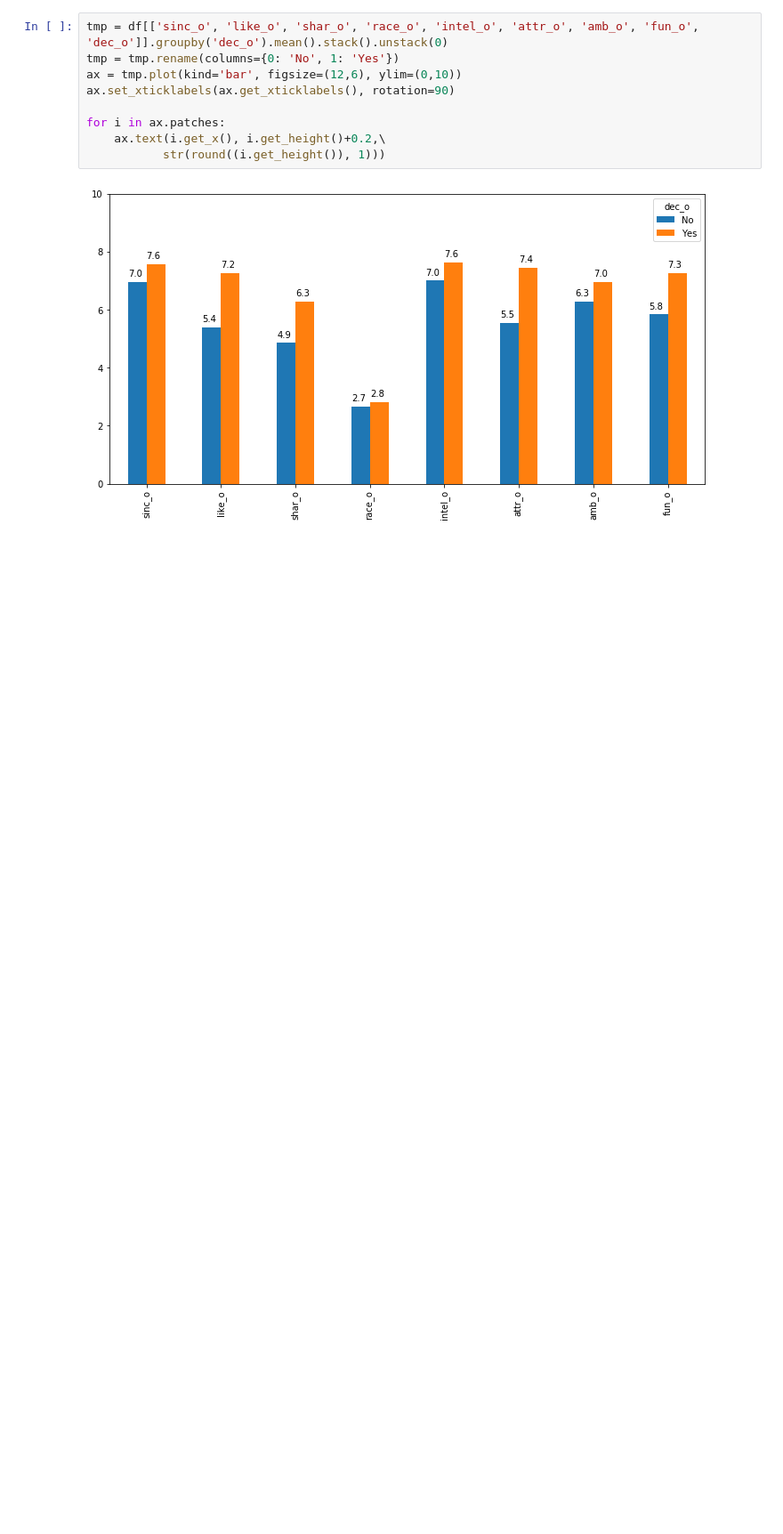
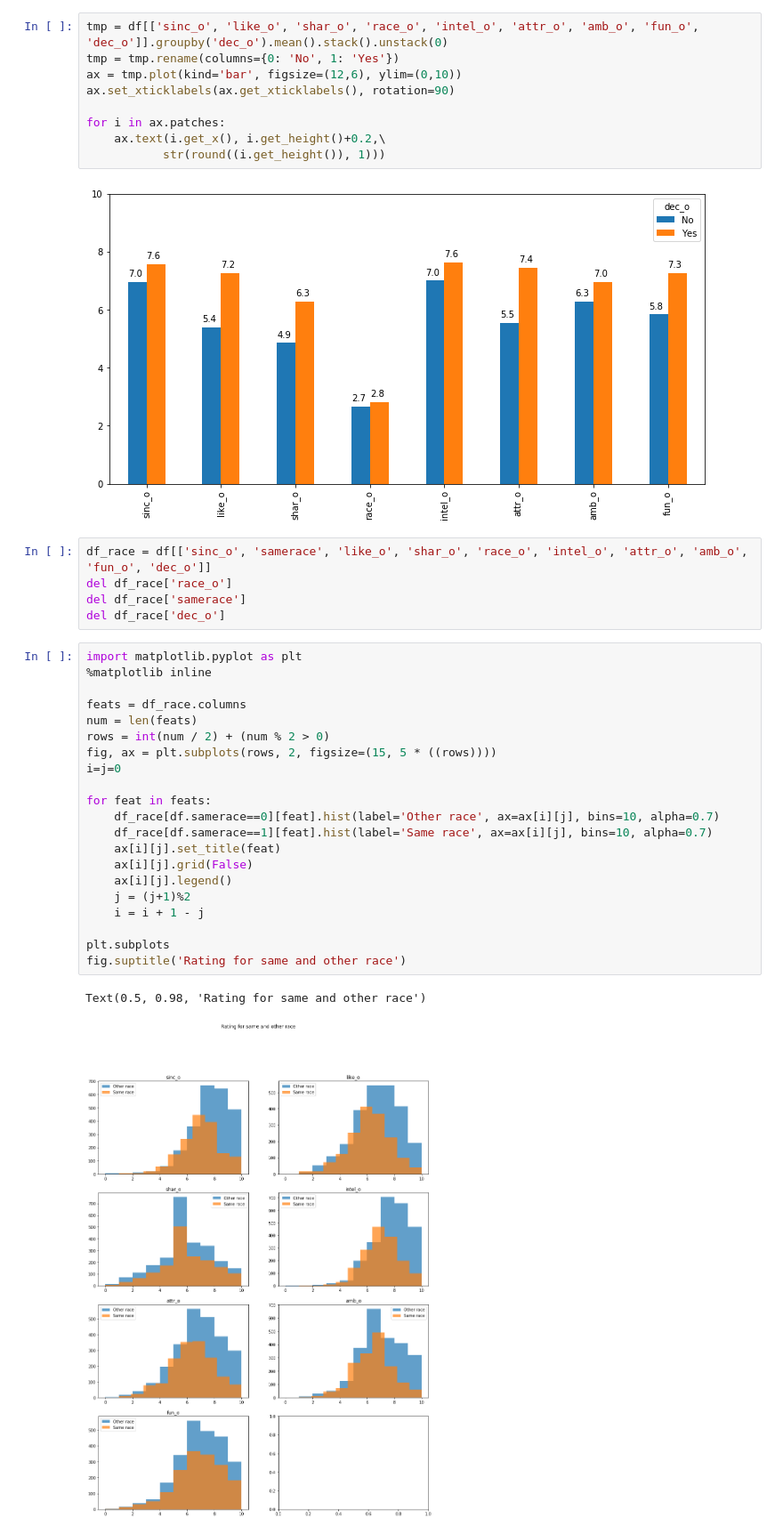
Before and after one commit to yulnicorn/Data-Analytics-Mining, a Jupyter notebook: EDA (female_imputed).ipynb, the cells around one changed output. Shown at 89% size. Drawn from its saved outputs; the diff is of its cells as text; blank space fills up the shorter version.

Commit message:
Added EDA visualisation for race

```diff
--- a/EDA (female_imputed).ipynb
+++ b/EDA (female_imputed).ipynb
@@ -89,3 +89,32 @@ for i in ax.patches:
            str(round((i.get_height()), 1)))
 # %% [output]
 [figure]
+# %%
+df_race = df[['sinc_o', 'samerace', 'like_o', 'shar_o', 'race_o', 'intel_o', 'attr_o', 'amb_o', 'fun_o', 'dec_o']]
+del df_race['race_o']
+del df_race['samerace']
+del df_race['dec_o']
+# %%
+import matplotlib.pyplot as plt
+%matplotlib inline
+
+feats = df_race.columns
+num = len(feats)
+rows = int(num / 2) + (num % 2 > 0)
+fig, ax = plt.subplots(rows, 2, figsize=(15, 5 * ((rows))))
+i=j=0
+
+for feat in feats:
+    df_race[df.samerace==0][feat].hist(label='Other race', ax=ax[i][j], bins=10, alpha=0.7)
+    df_race[df.samerace==1][feat].hist(label='Same race', ax=ax[i][j], bins=10, alpha=0.7)
+    ax[i][j].set_title(feat)
+    ax[i][j].grid(False)
+    ax[i][j].legend()
+    j = (j+1)%2
+    i = i + 1 - j
+
+plt.subplots
+fig.suptitle('Rating for same and other race')
+# %% [output]
+Text(0.5, 0.98, 'Rating for same and other race')
+[figure, added]
```
